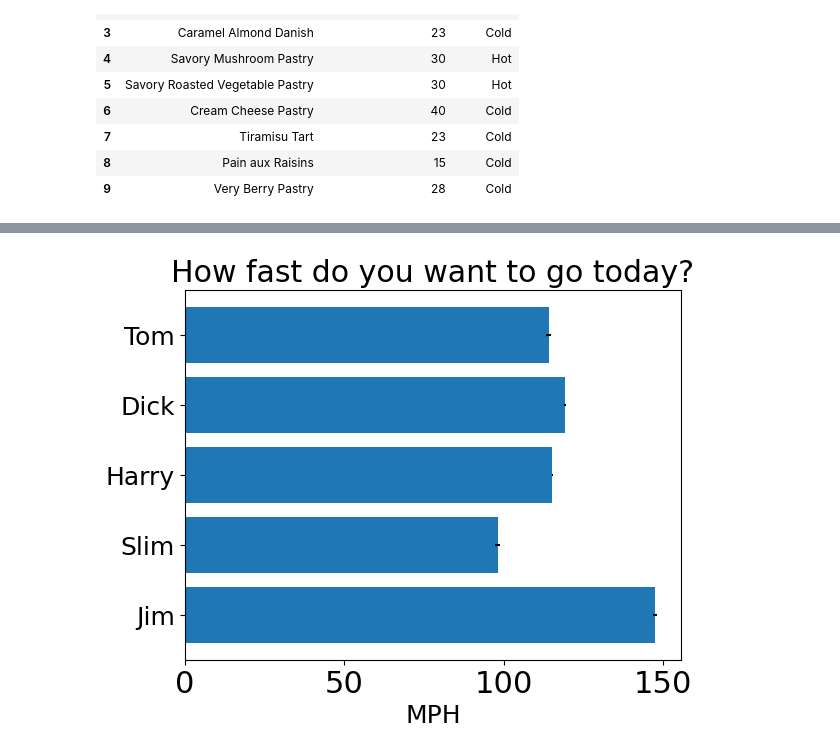
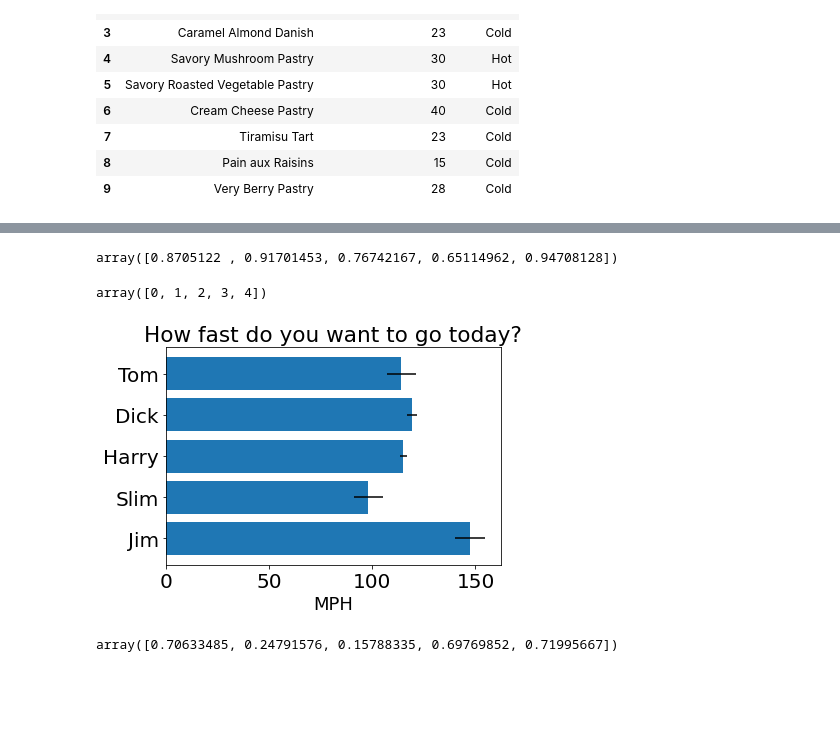
Before and after one commit to paulgarias/DataVisualization-Curriculum, a Jupyter notebook: Sessions/I/Activities/014-Instructor-Pastries/Solved/Pastries.ipynb, the cells around one changed output, grey strips where cells are left out. Saved outputs shown, nothing was run; the diff lists cells and outputs as text; code cells hidden in the pictures; blank space fills up the shorter version.

```diff
--- a/Sessions/I/Activities/014-Instructor-Pastries/Solved/Pastries.ipynb
+++ b/Sessions/I/Activities/014-Instructor-Pastries/Solved/Pastries.ipynb
@@ -27,33 +32,50 @@ df.plot(kind="bar",x="Pastry",y="Number of Favorites")
+# %%
+np.random.rand(len(people))
+# %% [output]
+array([0.8705122 , 0.91701453, 0.76742167, 0.65114962, 0.94708128])
+# %%
+people = ('Tom', 'Dick', 'Harry', 'Slim', 'Jim')
+y_pos = np.arange(len(people))
+y_pos
+# %% [output]
+array([0, 1, 2, 3, 4])
 # %%
 import matplotlib.pyplot as plt
 import numpy as np
 
 # Fixing random state for reproducibility
 np.random.seed(19680801)
 
 
 #plt.rcdefaults()
 matplotlib.rcParams.update({'font.size':18})
-matplotlib.rc('xtick', labelsize=22)
-matplotlib.rc('ytick', labelsize=18)
+matplotlib.rc('xtick', labelsize=20)
+matplotlib.rc('ytick', labelsize=20)
 
 fig, ax = plt.subplots()
 
 # Example data
 people = ('Tom', 'Dick', 'Harry', 'Slim', 'Jim')
 y_pos = np.arange(len(people))
+
 performance = 30 + 120 * np.random.rand(len(people))
-error = np.random.rand(len(people))
+error = np.random.rand(len(people))*10
 
 
 
 ax.barh(y_pos, performance, xerr=error, align='center')
+
 ax.set_yticks(y_pos) #, labels=people)
 ax.set_yticklabels(people)
+
 ax.invert_yaxis()  # labels read top-to-bottom
 ax.set_xlabel('MPH')
 ax.set_title('How fast do you want to go today?')
 
 plt.show()
 # %% [output]
-[figure, old version]
+[figure, new version]
+# %%
+error
+# %% [output]
+array([0.70633485, 0.24791576, 0.15788335, 0.69769852, 0.71995667])
```
Also changed, not shown: parts of 2 cells of this notebook, 16 other files.
